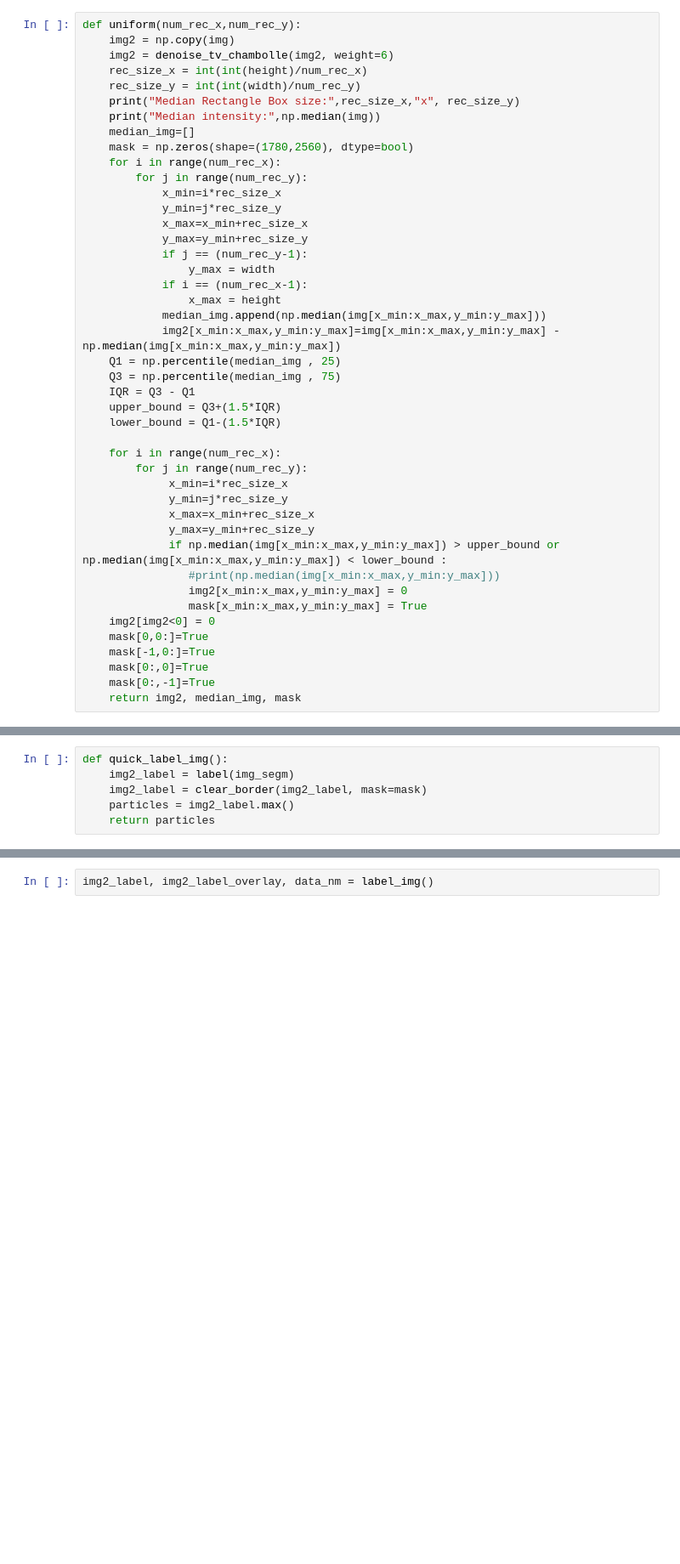
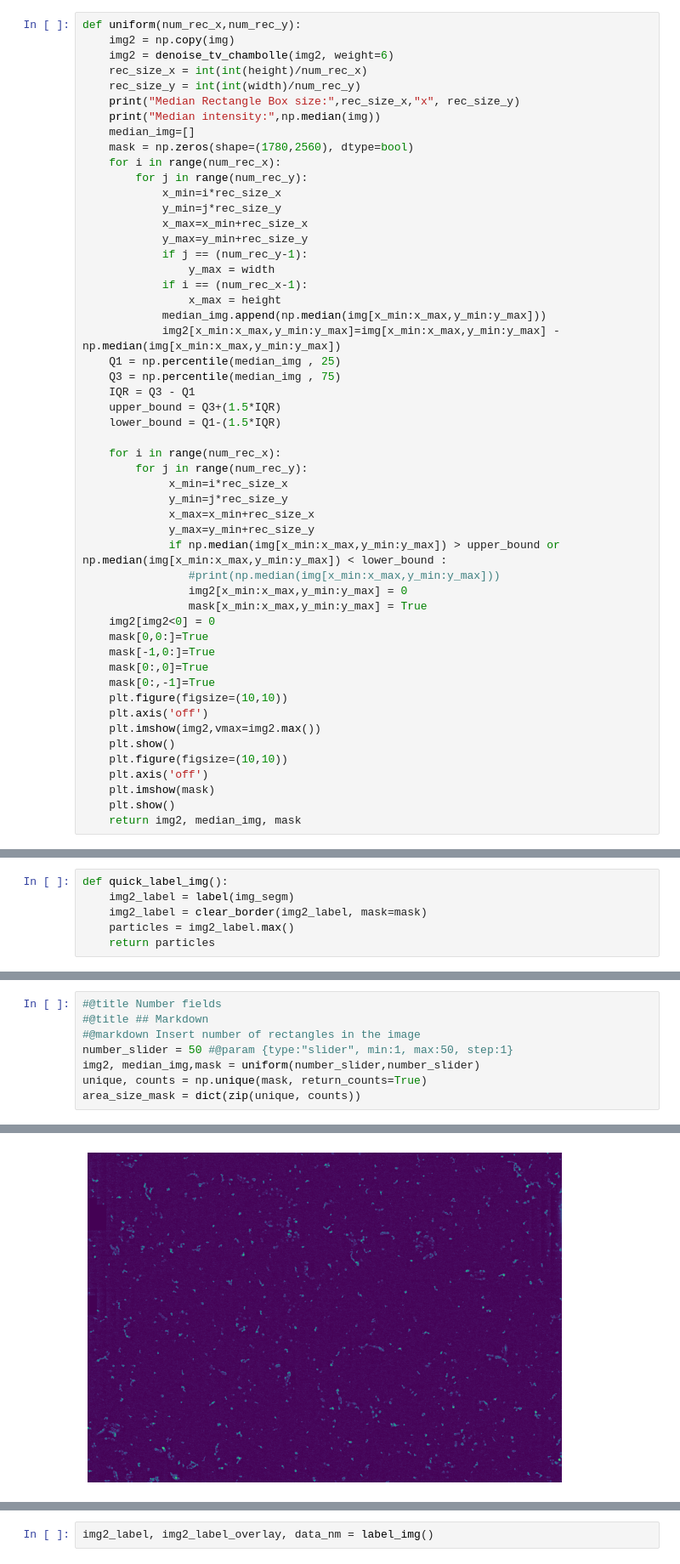
Before and after one commit to kozz84/Image-analysis, a Jupyter notebook: Image_analysis_4.ipynb, the cells around one changed output, grey strips where cells are left out. Shown at 85% size. Drawn from its saved outputs; the diff is of its cells as text; blank space fills up the shorter version.

```diff
--- a/Image_analysis_4.ipynb
+++ b/Image_analysis_4.ipynb
@@ -172,6 +185,14 @@ def uniform(num_rec_x,num_rec_y):
     mask[-1,0:]=True
     mask[0:,0]=True
     mask[0:,-1]=True
+    plt.figure(figsize=(10,10))
+    plt.axis('off')
+    plt.imshow(img2,vmax=img2.max())
+    plt.show()
+    plt.figure(figsize=(10,10))
+    plt.axis('off')
+    plt.imshow(mask)
+    plt.show()
     return img2, median_img, mask
 # %%
 def histograms():
@@ -332,0 +303,9 @@ plt.show()
+# %%
+#@title Number fields
+#@title ## Markdown
+#@markdown Insert number of rectangles in the image
+number_slider = 50 #@param {type:"slider", min:1, max:50, step:1}
+img2, median_img,mask = uniform(number_slider,number_slider)
+unique, counts = np.unique(mask, return_counts=True)
+area_size_mask = dict(zip(unique, counts))
+# %% [output]
@@ -332,0 +314 @@ plt.show()
+[figure, added]
```
Also changed, not shown: parts of 14 cells of this notebook.
